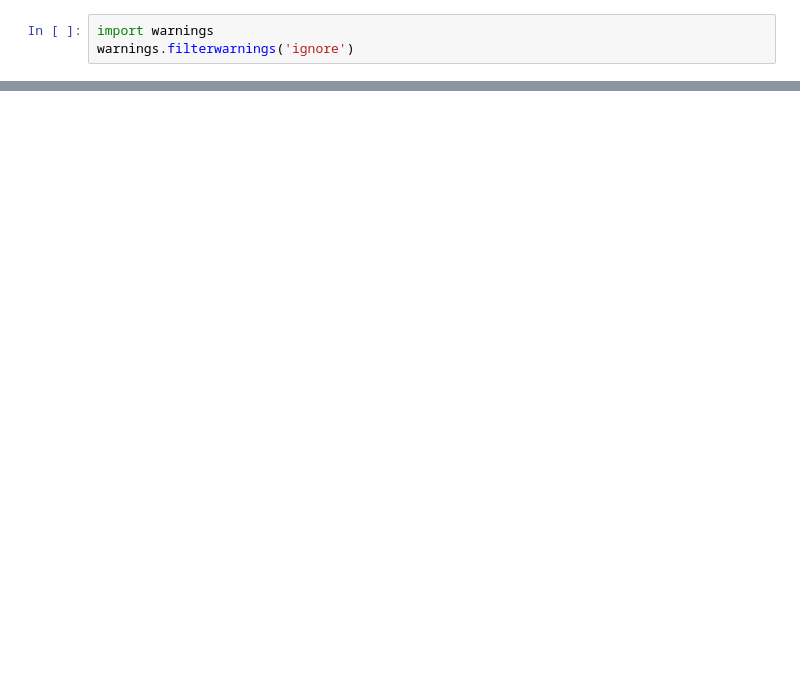
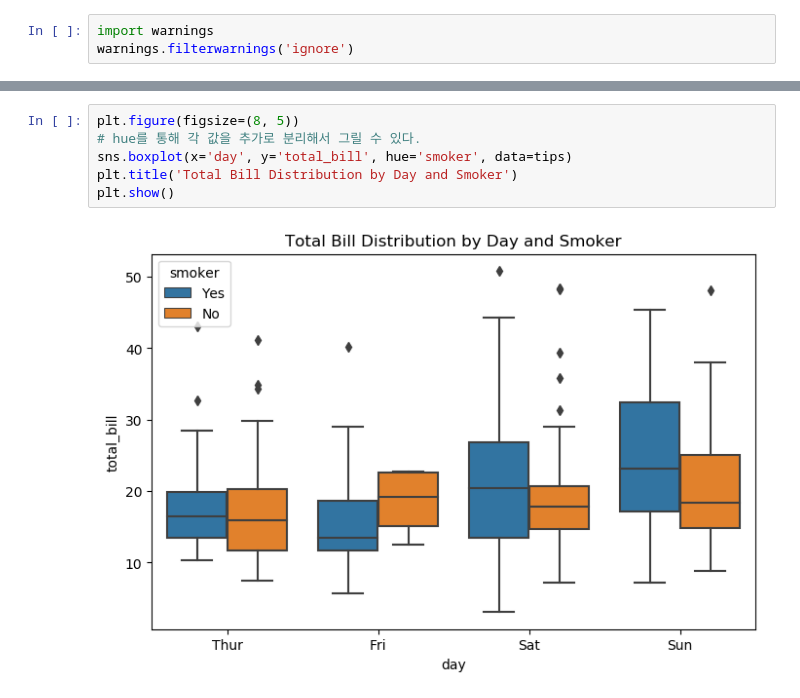
Before and after one commit to kangspa/ADP-study, a Jupyter notebook: PracticeTest/practice.ipynb, the cells around one changed output, grey strips where cells are left out. Cells and saved outputs as stored; diff of their text form; blank space fills up the shorter version.

```diff
--- a/PracticeTest/practice.ipynb
+++ b/PracticeTest/practice.ipynb
@@ -79,0 +70,8 @@ weighted avg       0.99      0.99      0.99       300
+# %%
+plt.figure(figsize=(8, 5))
+# hue를 통해 각 값을 추가로 분리해서 그릴 수 있다.
+sns.boxplot(x='day', y='total_bill', hue='smoker', data=tips)
+plt.title('Total Bill Distribution by Day and Smoker')
+plt.show()
+# %% [output]
+[figure, added]
```
Also changed, not shown: parts of 14 cells of this notebook, 1 other file.
